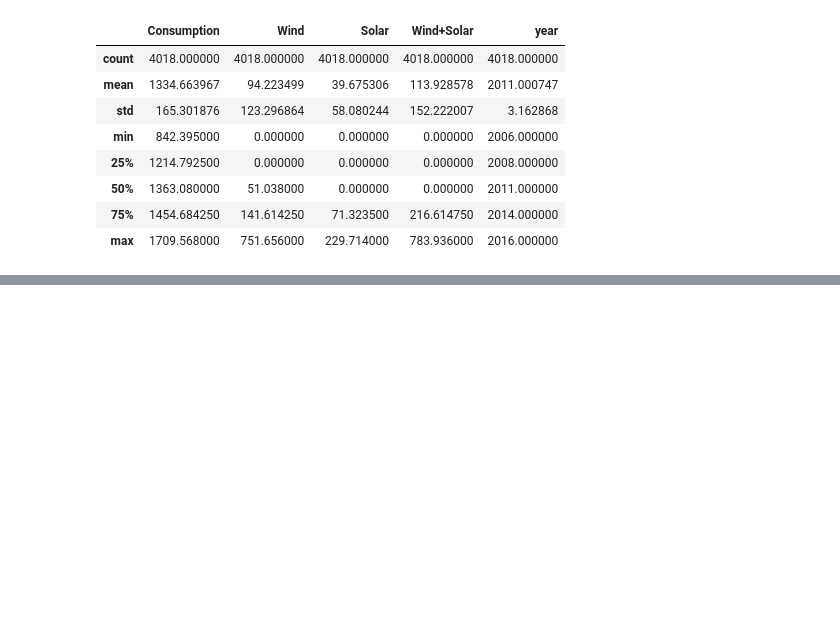
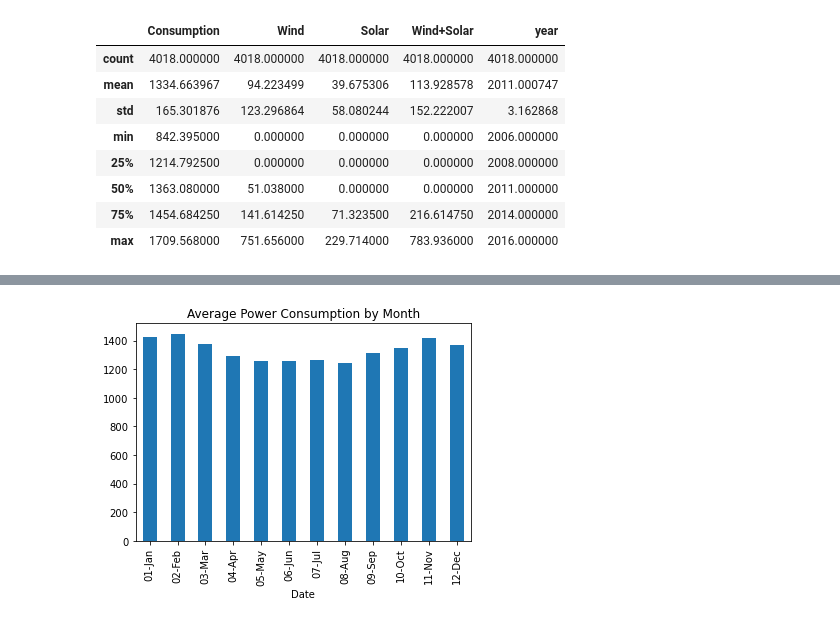
Before and after one commit to sophia-stewart/time-series-exercises, a Jupyter notebook: explore.ipynb, the cells around one changed output, grey strips where cells are left out. Saved outputs shown, nothing was run; the diff lists cells and outputs as text; code cells hidden in the pictures; blank space fills up the shorter version.

```diff
--- a/explore.ipynb
+++ b/explore.ipynb
@@ -210,0 +231,5 @@ train.describe()
+# %%
+# plot mean consumption by month
+y.groupby(train.index.strftime('%m-%b')).mean().plot.bar(title='Average Power Consumption by Month');
+# %% [output]
+[figure, added]
```
Also changed, not shown: parts of 10 cells of this notebook.
